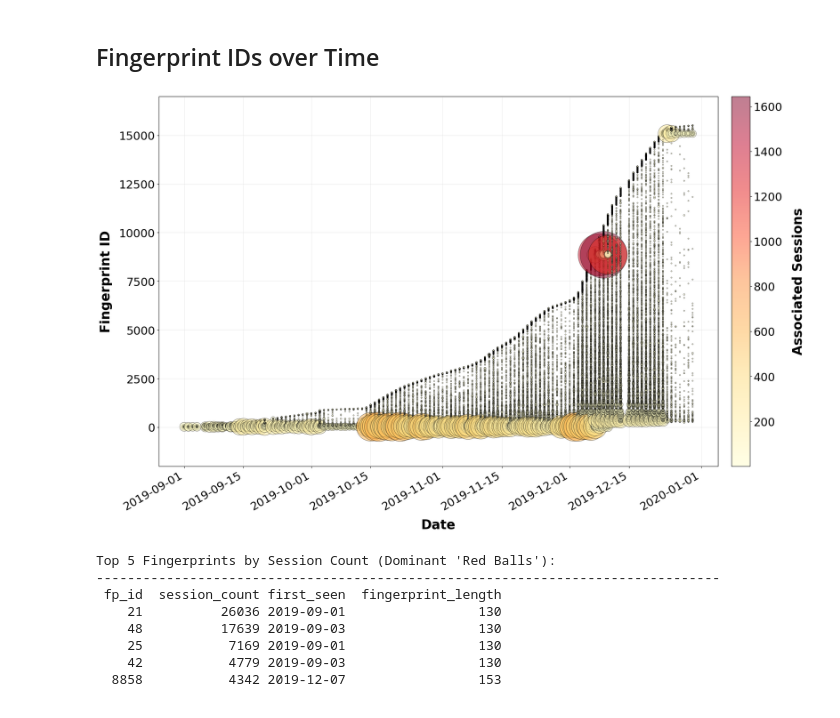
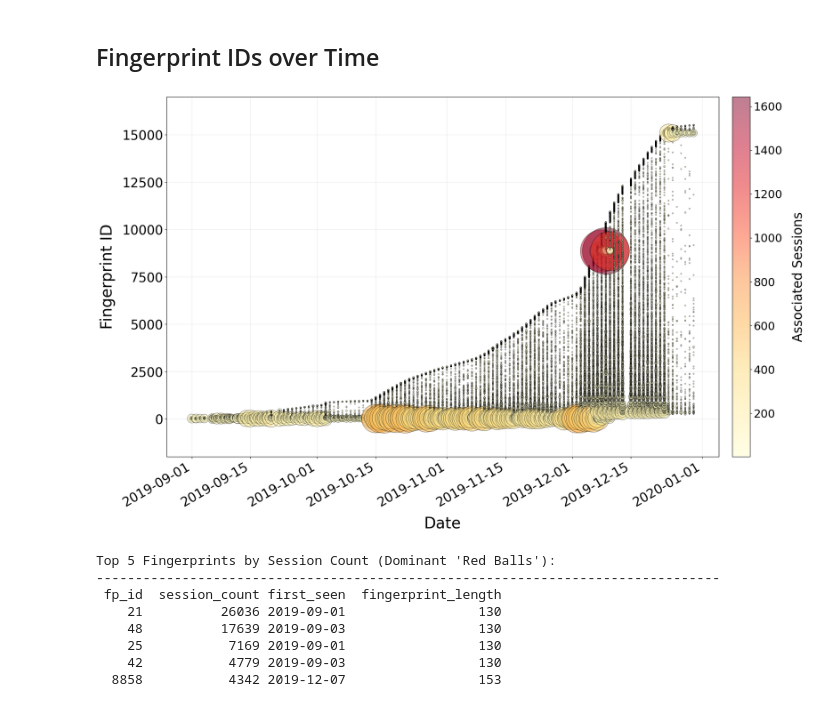
Before and after one commit to RenatoMignone/attack-tactic-recognition-nlp, a Jupyter notebook: lab/notebooks/Task4.ipynb, the cells around one changed output. Cells and saved outputs as stored; diff of their text form; code cells hidden in the pictures.

```diff
--- a/lab/notebooks/Task4.ipynb
+++ b/lab/notebooks/Task4.ipynb
@@ -1264,7 +1264,8 @@ From the results:
 # %% [markdown]
 ## Fingerprint IDs over Time
 # %%
-daily_fp_counts = pd.read_csv(f"{results_path}daily_fingerprint_counts.csv")
+
+daily_fp_counts = pd.read_csv(f"../data/daily_fingerprint_counts.csv")
 # %%
 # Create improved fingerprint timeline that matches reference Figure 2
 fig, ax = plt.subplots(figsize=(20, 12))
@@ -1276,40 +1277,39 @@ sizes = daily_fp_counts['session_count'] * 5  # Scale for visibility
 colors = daily_fp_counts['session_count']  # Color intensity by session count
 
 # Create scatter plot with improved styling
 scatter = ax.scatter(
     dates, fp_ids,
     s=sizes,
     c=colors,
     cmap='YlOrRd',
     alpha=0.5,
     edgecolors='black',
     linewidth=0.8,
     rasterized=True
 )
 
-ax.set_xlabel('Date', fontsize=25, fontweight='bold', labelpad=13)
-ax.set_ylabel('Fingerprint ID', fontsize=25, fontweight='bold', labelpad=13)
+ax.set_xlabel('Date', fontsize=30, labelpad=13)
+ax.set_ylabel('Fingerprint ID', fontsize=30, labelpad=13)
 ax.set_ylim(-2000, 17000)
 #ax.set_title('MITRE Tactics Fingerprints Over Time in Honeypot', fontsize=20, fontweight='bold', pad=20)
 
 # Grid styling
 ax.grid(True, alpha=0.4, linestyle='-', linewidth=0.5)
 ax.set_axisbelow(True)
 
 # Colorbar
 cbar = plt.colorbar(scatter, ax=ax, pad=0.02)
-cbar.set_label('Associated Sessions', fontsize=25, fontweight='bold', labelpad=18)
+cbar.set_label('Associated Sessions', fontsize=25, labelpad=18)
 cbar.ax.tick_params(labelsize=22)
 
-# Improve tick labels
-ax.tick_params(axis='both', which='major', labelsize=22)
+ax.tick_params(axis='both', which='major', labelsize=25)
 plt.xticks(rotation=30, ha='right')
 
 plt.tight_layout()
-plt.savefig(f"{results_path}fingerprint_timeline_small_circles.png", dpi=300, bbox_inches='tight', facecolor='white')
+plt.savefig(f"../plots/Task4/fingerprint_timeline_small_circles.png", dpi=300, bbox_inches='tight', facecolor='white')
 plt.show()
 # %% [output]
-[figure, old version]
+[figure, new version]
 # %%
 # Identify the fingerprints with the largest red balls (highest session counts)
 top_volume_fps = fingerprint_df.nlargest(5, 'session_count')[['fp_id', 'session_count', 'first_seen', 'fingerprint_length']]
```
Also changed, not shown: 23 other files.
